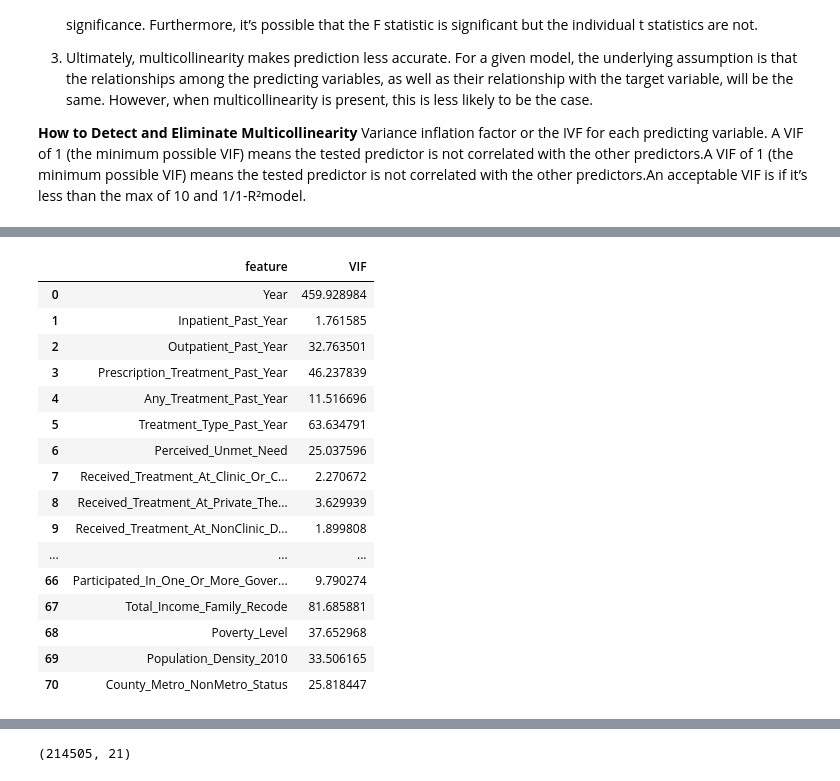
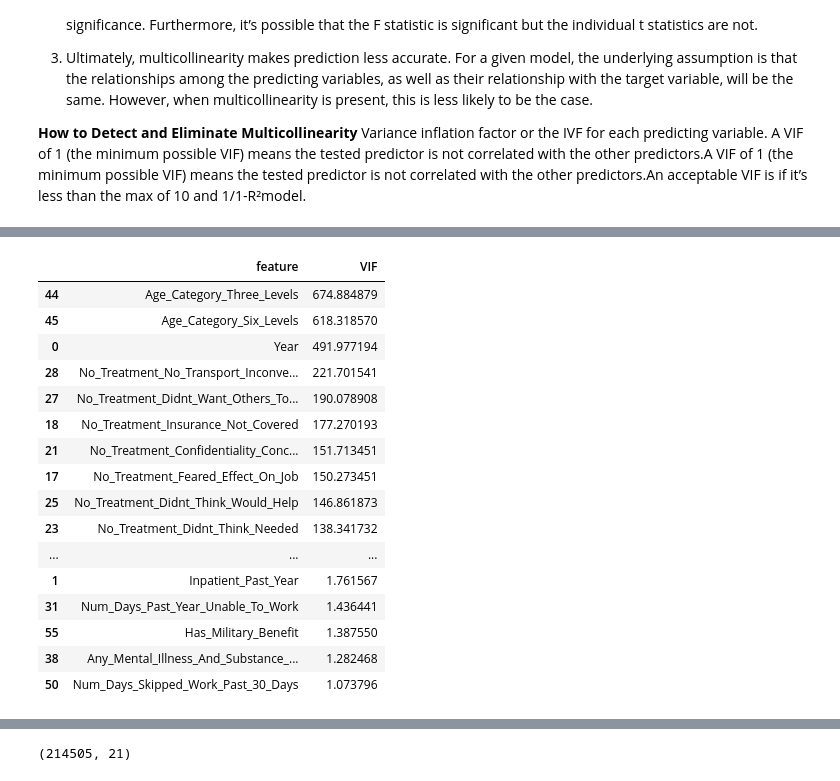
Before and after one commit to ml42322/correlationone_team2, a Jupyter notebook: Statistical Analysis.ipynb, the cells around one changed output, grey strips where cells are left out. Saved outputs shown, nothing was run; the diff lists cells and outputs as text; code cells hidden in the pictures.

```diff
--- a/Statistical Analysis.ipynb
+++ b/Statistical Analysis.ipynb
@@ -30,11 +58,10 @@ pd.set_option("display.max_rows", None)
 # %%
 # read in the data
 df = pd.read_csv("./Data/nsduh_data_cleaned.csv")
-df = df.drop(columns=['Unnamed: 0', 'Unnamed: 0.1'], axis=1) # remove not informative columns
-df.head()
-df.shape
+df.drop(['Unnamed: 0'], axis=1, inplace=True)
+print('NSDUH Data Shape: {}'.format(df.shape))
 
-X = df.drop(['Any_Mental_Illness_Indicator_Past_Year', 'Identifier'], axis=1) # independent variables data
-y = df['Any_Mental_Illness_Indicator_Past_Year']  # dependent variable data
+X = df.drop(['Serious_Psychological_Distress_Indicator_Past_Month', 'Id'], axis=1) # independent variables data
+y = df['Serious_Psychological_Distress_Indicator_Past_Month']  # dependent variable data
 
 X.shape, y.shape # print X and y's data shape
@@ -271,49 +274,46 @@ vif_data.sort_values(by='VIF', ascending=False)
 # %%
 X2 = X.drop(['Moderate_Mental_Illness_Indicator_Past_Year',
-                            'Serious_Or_Moderate_Mental_Illness_Indicator_Past_Year',
-                            'Serious_Mental_Illness_Indicator_Past_Year',
-                            'Low_Or_Moderate_Mental_Illness_Indicator_Past_Year',
-                            'Categorical_Mental_Illness_Indicator',
-                            'Serious_Mental_Illness_And_Substance_Abuse',
-                            'Low_Or_Moderate_Mental_Illness_And_Substance_Abuse',
-                            'Mild_Mental_Illness_Indicator_Past_Year',
-                            'Self_Paid',
-                            'Private_Health_Insurance_Paid',
-                            'Medicare_Paid',
-                            'Medicaid_Paid',
-                            'Rehab_Paid',
-                            'Employer_Paid',
-                            'Military_Paid',
-                            'Other_Public_Source_Paid',
-                            'Other_Private_Source_Paid',
-                            'Non_Household_Member_Paid',
-                            'Age_Category',
-                            'Age_Category_Three_Levels',
-                            'Age_Category_Five_Levels',
-                            'Gender_Age_Category',
-                            'Race_Age'], axis=1)
+            'Serious_Or_Moderate_Mental_Illness_Indicator_Past_Year',
+            'Low_Or_Moderate_Mental_Illness_Indicator_Past_Year',
+            'Categorical_Mental_Illness_Indicator',
+            'Serious_Mental_Illness_And_Substance_Abuse',
+            'Low_Or_Moderate_Mental_Illness_And_Substance_Abuse',
+            'Mild_Mental_Illness_Indicator_Past_Year',
+            'Self_Paid',
+            'Private_Health_Insurance_Paid',
+            'Medicare_Paid',
+            'Medicaid_Paid',
+            'Rehab_Paid',
+            'Employer_Paid',
+            'Military_Paid',
+            'Other_Public_Source_Paid',
+            'Other_Private_Source_Paid',
+            'Non_Household_Member_Paid',
+            'Age_Category',
+            'Gender_Age_Category',
+            'Race_Sex'], axis=1)
 vif_data2 = pd.DataFrame()
 vif_data2["feature"] = X2.columns
 vif_data2["VIF"] = [variance_inflation_factor(X2.values, i) for i in range(len(X2.columns))]
 vif_data2.sort_values(by='VIF', ascending=False)
 # %% [output]
 |  | feature | VIF |
-| 0 | Year | 459.928984 |
-| 1 | Inpatient_Past_Year | 1.761585 |
-| 2 | Outpatient_Past_Year | 32.763501 |
-| 3 | Prescription_Treatment_Past_Year | 46.237839 |
-| 4 | Any_Treatment_Past_Year | 11.516696 |
-| 5 | Treatment_Type_Past_Year | 63.634791 |
-| 6 | Perceived_Unmet_Need | 25.037596 |
-| 7 | Received_Treatment_At_Clinic_Or_C... | 2.270672 |
-| 8 | Received_Treatment_At_Private_The... | 3.629939 |
-| 9 | Received_Treatment_At_NonClinic_D... | 1.899808 |
+| 44 | Age_Category_Three_Levels | 674.884879 |
+| 45 | Age_Category_Six_Levels | 618.318570 |
+| 0 | Year | 491.977194 |
+| 28 | No_Treatment_No_Transport_Inconve... | 221.701541 |
+| 27 | No_Treatment_Didnt_Want_Others_To... | 190.078908 |
+| 18 | No_Treatment_Insurance_Not_Covered | 177.270193 |
+| 21 | No_Treatment_Confidentiality_Conc... | 151.713451 |
+| 17 | No_Treatment_Feared_Effect_On_Job | 150.273451 |
+| 25 | No_Treatment_Didnt_Think_Would_Help | 146.861873 |
+| 23 | No_Treatment_Didnt_Think_Needed | 138.341732 |
 | ... | ... | ... |
-| 66 | Participated_In_One_Or_More_Gover... | 9.790274 |
-| 67 | Total_Income_Family_Recode | 81.685881 |
-| 68 | Poverty_Level | 37.652968 |
-| 69 | Population_Density_2010 | 33.506165 |
-| 70 | County_Metro_NonMetro_Status | 25.818447 |
+| 1 | Inpatient_Past_Year | 1.761567 |
+| 31 | Num_Days_Past_Year_Unable_To_Work | 1.436441 |
+| 55 | Has_Military_Benefit | 1.387550 |
+| 38 | Any_Mental_Illness_And_Substance_... | 1.282468 |
+| 50 | Num_Days_Skipped_Work_Past_30_Days | 1.073796 |
 # %%
 vif_data2.sort_values(by='VIF', ascending=False)
 # %% [output]
```
Also changed, not shown: parts of 43 cells of this notebook.
